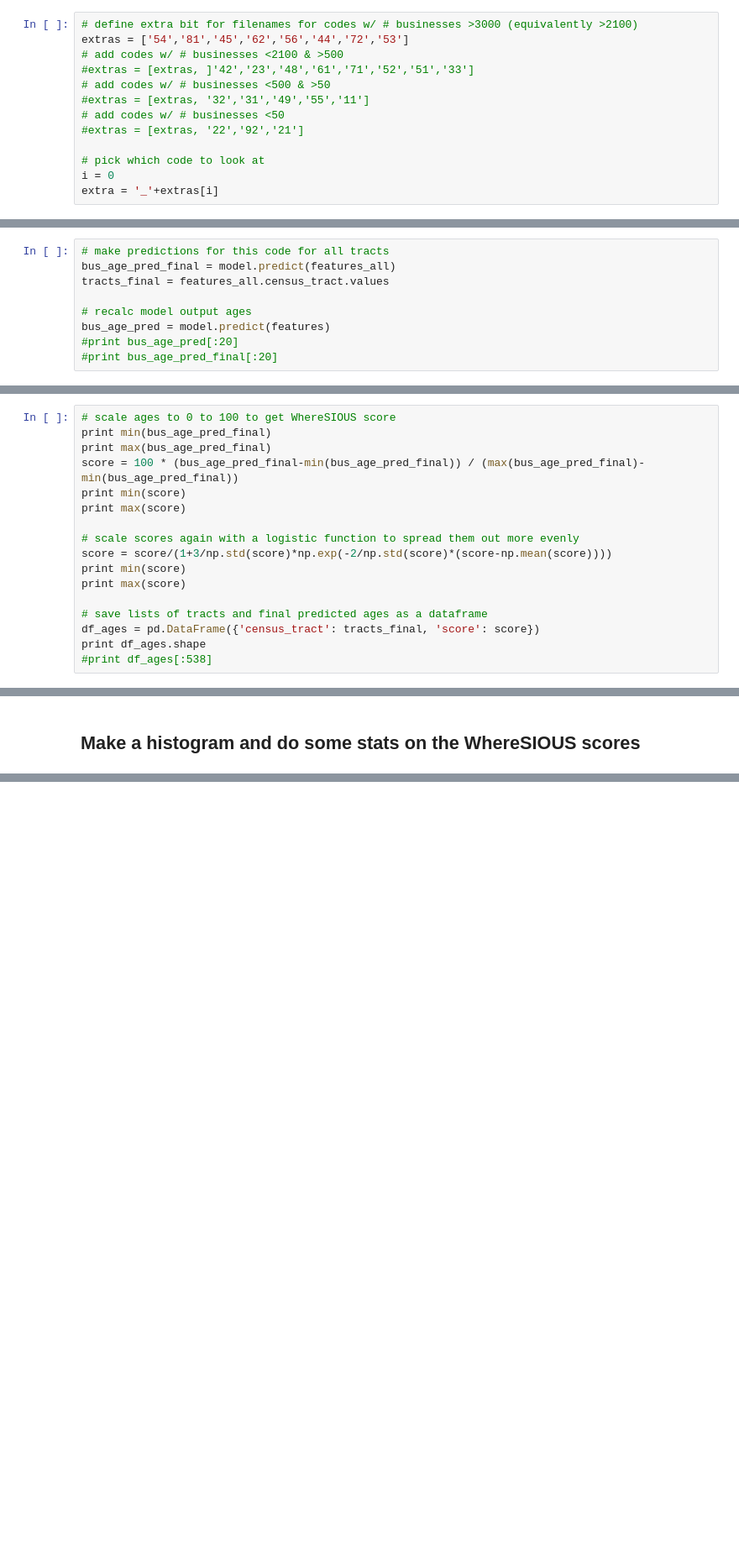
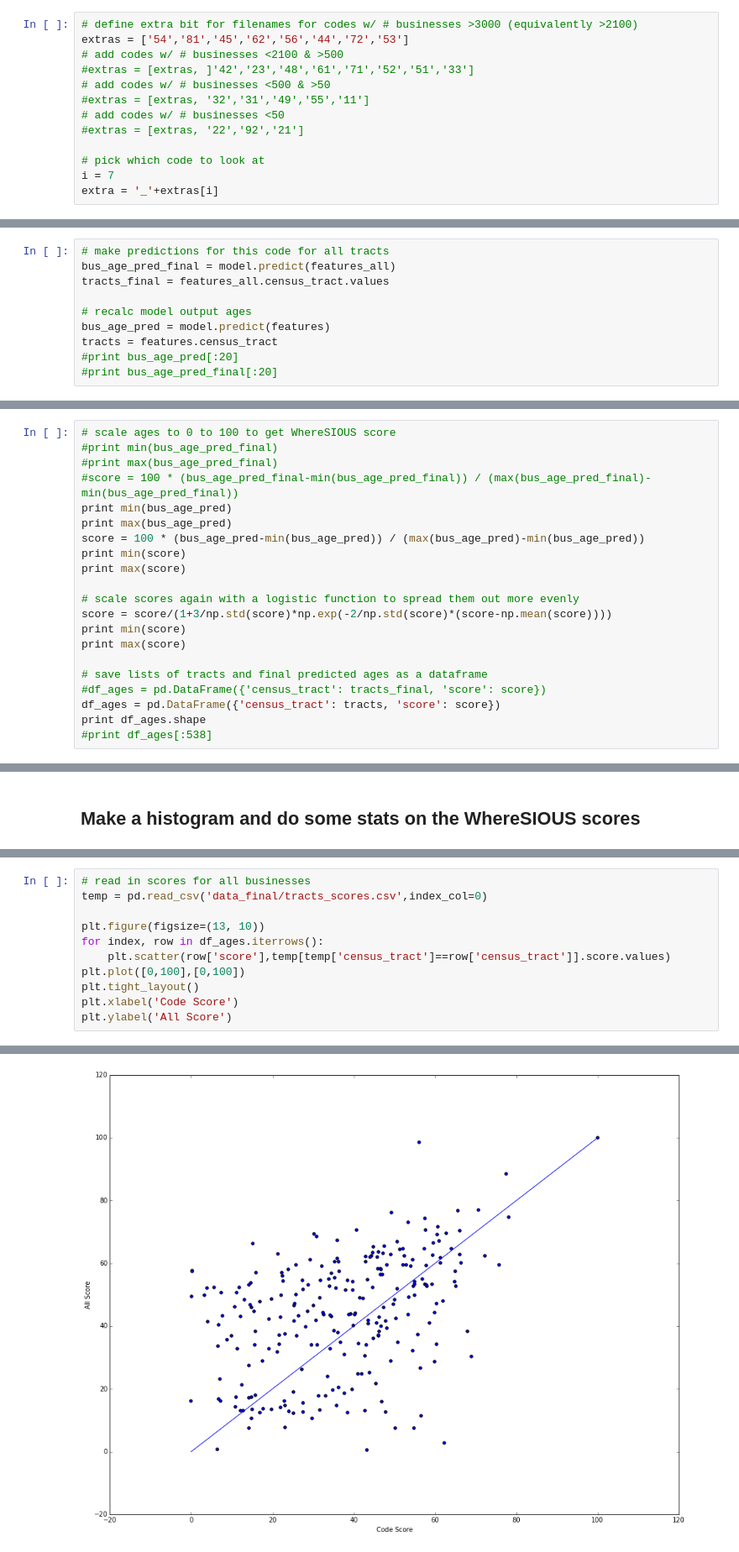
Before and after one commit to jmsilverman/insight_project, a Jupyter notebook: lin_reg_training3.ipynb, the cells around one changed output, grey strips where cells are left out. Shown at 84% size. Saved outputs shown, nothing was run; the diff lists cells and outputs as text; blank space fills up the shorter version.

Commit message:
calculated scores from lin regs for some of the most popular business codes

```diff
--- a/lin_reg_training3.ipynb
+++ b/lin_reg_training3.ipynb
@@ -25,7 +25,7 @@ extras = ['54','81','45','62','56','44','72','53']
 #extras = [extras, '22','92','21']
 
 # pick which code to look at
-i = 0
+i = 7
 extra = '_'+extras[i]
 # %%
 # save min/max of business age
@@ -175,6 +286,7 @@ tracts_final = features_all.census_tract.values
 
 # recalc model output ages
 bus_age_pred = model.predict(features)
+tracts = features.census_tract
 #print bus_age_pred[:20]
 #print bus_age_pred_final[:20]
 # %%
@@ -227,9 +355,12 @@ print np.std(bus_age_pred_final)
 ## Save newly made lists of tract/code combos and scores and diff to dataframes
 # %%
 # scale ages to 0 to 100 to get WhereSIOUS score
-print min(bus_age_pred_final)
-print max(bus_age_pred_final)
-score = 100 * (bus_age_pred_final-min(bus_age_pred_final)) / (max(bus_age_pred_final)-min(bus_age_pred_final))
+#print min(bus_age_pred_final)
+#print max(bus_age_pred_final)
+#score = 100 * (bus_age_pred_final-min(bus_age_pred_final)) / (max(bus_age_pred_final)-min(bus_age_pred_final))
+print min(bus_age_pred)
+print max(bus_age_pred)
+score = 100 * (bus_age_pred-min(bus_age_pred)) / (max(bus_age_pred)-min(bus_age_pred))
 print min(score)
 print max(score)
 
@@ -239,6 +370,7 @@ print min(score)
 print max(score)
 
 # save lists of tracts and final predicted ages as a dataframe
-df_ages = pd.DataFrame({'census_tract': tracts_final, 'score': score})
+#df_ages = pd.DataFrame({'census_tract': tracts_final, 'score': score})
+df_ages = pd.DataFrame({'census_tract': tracts, 'score': score})
 print df_ages.shape
 #print df_ages[:538]
@@ -275,0 +426,12 @@ print df_ages[min_score==df_ages.score.values]
+# %%
+# read in scores for all businesses
+temp = pd.read_csv('data_final/tracts_scores.csv',index_col=0)
+
+plt.figure(figsize=(13, 10))
+for index, row in df_ages.iterrows():
+    plt.scatter(row['score'],temp[temp['census_tract']==row['census_tract']].score.values)
+plt.plot([0,100],[0,100])
+plt.tight_layout()
+plt.xlabel('Code Score')
+plt.ylabel('All Score')
+# %% [output]
@@ -276 +439,2 @@ print df_ages[min_score==df_ages.score.values]
+[figure, added]
 # %%
```
Also changed, not shown: parts of 13 cells of this notebook, 9 other files.
